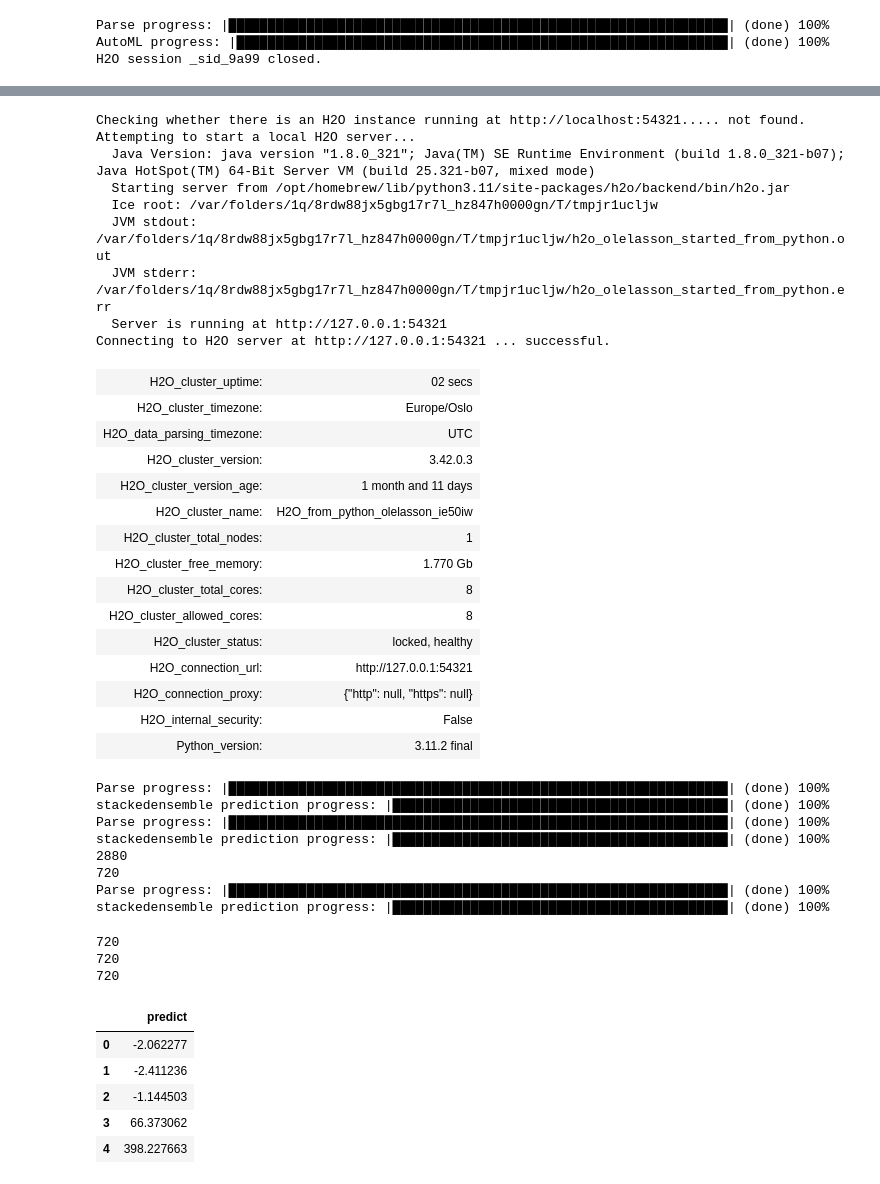
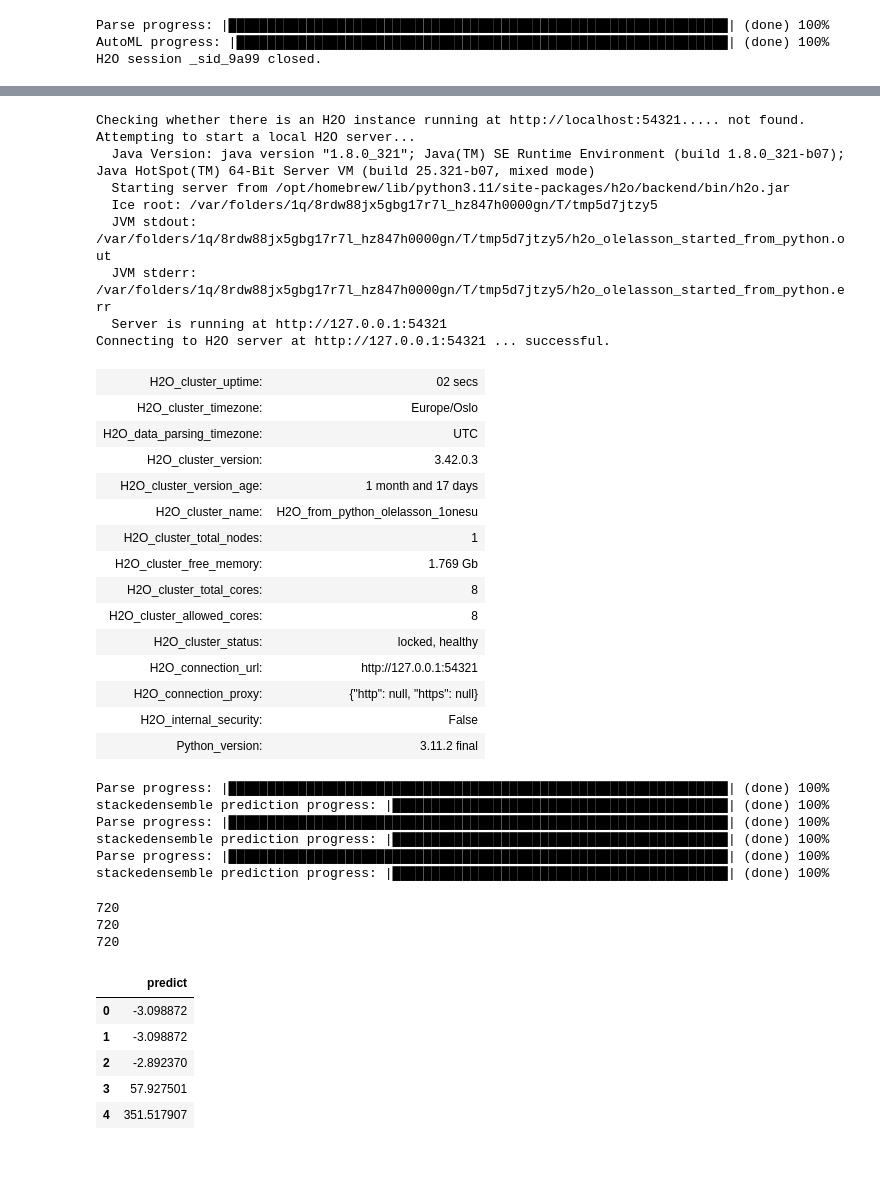
Before and after one commit to J-Ness/Solar-Energy-Production-Forecasting, a Jupyter notebook: data/automl.ipynb, the cells around one changed output, grey strips where cells are left out. Saved outputs shown, nothing was run; the diff lists cells and outputs as text; code cells hidden in the pictures.

```diff
--- a/data/automl.ipynb
+++ b/data/automl.ipynb
@@ -89,0 +140,8 @@ autocorrelation_plot(train_c)
+# %%
+#AutoTS
+
+model = AutoTS(forecast_length=14, frequency='infer', ensemble='simple', max_generations=10, num_validations=2)
+
+model_a = model.fit(x_train_a, date_col='time', value_col='pv_measurement')
+
+print(model_a)
@@ -90,5 +236,5 @@ autocorrelation_plot(train_c)
 # %%
-
+#AutoML H2O
 
 def train(model):
     if model.lower() == 'a':
@@ -115,7 +261,9 @@ def train(model):
     from h2o.automl import H2OAutoML
     # callh20automl  function
     aml = H2OAutoML(max_runtime_secs = 120,
-                    sort_metric='MAE'
+                    sort_metric='MAE',
+                    stopping_metric='MAE',
+                    stopping_tolerance=1e-3
     )
     # train model and record time % time
     aml.train(x = x, y = y, training_frame = test)
@@ -376,7 +532,7 @@ model_a = h2o.upload_model(my_local_model_A)
 #model = h2o.get_model(model_a)
 
 
-x_test_a = preprocessing(X_test_estimated_a)
+x_test_a = preprocessing_X(X_test_estimated_a)
 
 est_test_a = h2o.H2OFrame(x_test_a)
 preds_a = model_a.predict(est_test_a)
@@ -386,7 +542,7 @@ preds_df_a = preds_a.as_data_frame()
 model_b = h2o.upload_model(my_local_model_B)
 #model = h2o.get_model(model_b)
 
-x_test_b = preprocessing(X_test_estimated_b)
+x_test_b = preprocessing_X(X_test_estimated_b)
 
 est_test_b = h2o.H2OFrame(x_test_b)
 preds_b = model_b.predict(est_test_b)
@@ -395,9 +551,9 @@ preds_df_b = preds_b.as_data_frame()
 
 model_c = h2o.upload_model(my_local_model_C)
 #model = h2o.get_model(model_c)
-print(len(X_test_estimated_c))
-x_test_c = preprocessing(X_test_estimated_c)
-print(len(x_test_c))
+
+x_test_c = preprocessing_X(X_test_estimated_c)
+
 est_test_c = h2o.H2OFrame(x_test_c)
 preds_c = model_c.predict(est_test_c)
 preds_df_c = preds_c.as_data_frame()
@@ -406,19 +562,19 @@ Checking whether there is an H2O instance running at http://localhost:54321.....
 Attempting to start a local H2O server...
   Java Version: java version "1.8.0_321"; Java(TM) SE Runtime Environment (build 1.8.0_321-b07); Java HotSpot(TM) 64-Bit Server VM (build 25.321-b07, mixed mode)
   Starting server from /opt/homebrew/lib/python3.11/site-packages/h2o/backend/bin/h2o.jar
-  Ice root: /var/folders/1q/8rdw88jx5gbg17r7l_hz847h0000gn/T/tmpjr1ucljw
-  JVM stdout: /var/folders/1q/8rdw88jx5gbg17r7l_hz847h0000gn/T/tmpjr1ucljw/h2o_olelasson_started_from_python.out
-  JVM stderr: /var/folders/1q/8rdw88jx5gbg17r7l_hz847h0000gn/T/tmpjr1ucljw/h2o_olelasson_started_from_python.err
+  Ice root: /var/folders/1q/8rdw88jx5gbg17r7l_hz847h0000gn/T/tmp5d7jtzy5
+  JVM stdout: /var/folders/1q/8rdw88jx5gbg17r7l_hz847h0000gn/T/tmp5d7jtzy5/h2o_olelasson_started_from_python.out
+  JVM stderr: /var/folders/1q/8rdw88jx5gbg17r7l_hz847h0000gn/T/tmp5d7jtzy5/h2o_olelasson_started_from_python.err
   Server is running at http://127.0.0.1:54321
 Connecting to H2O server at http://127.0.0.1:54321 ... successful.
 | H2O_cluster_uptime: | 02 secs |
 | H2O_cluster_timezone: | Europe/Oslo |
 | H2O_data_parsing_timezone: | UTC |
 | H2O_cluster_version: | 3.42.0.3 |
-| H2O_cluster_version_age: | 1 month and 11 days |
-| H2O_cluster_name: | H2O_from_python_olelasson_ie50iw |
+| H2O_cluster_version_age: | 1 month and 17 days |
+| H2O_cluster_name: | H2O_from_python_olelasson_1onesu |
 | H2O_cluster_total_nodes: | 1 |
-| H2O_cluster_free_memory: | 1.770 Gb |
+| H2O_cluster_free_memory: | 1.769 Gb |
 | H2O_cluster_total_cores: | 8 |
 | H2O_cluster_allowed_cores: | 8 |
 | H2O_cluster_status: | locked, healthy |
@@ -430,31 +586,29 @@ Parse progress: |█████████████████████
 stackedensemble prediction progress: |███████████████████████████████████████████| (done) 100%
 Parse progress: |████████████████████████████████████████████████████████████████| (done) 100%
 stackedensemble prediction progress: |███████████████████████████████████████████| (done) 100%
-2880
-720
 Parse progress: |████████████████████████████████████████████████████████████████| (done) 100%
 stackedensemble prediction progress: |███████████████████████████████████████████| (done) 100%
 # %%
 final_df = pd.concat([preds_df_a, preds_df_b, preds_df_c], axis=0, ignore_index=True)
 final_df.index.name = 'id'
 final_df.rename(columns={'predict': 'prediction'}, inplace=True)
 print(len(preds_df_a))
 
 print(len(preds_df_b))
 print(len(preds_df_c))
 
 
 final_df['prediction'] = final_df['prediction'].apply(lambda x: 0.0 if x < 0 else x)
-final_df.to_csv('predictions_v9.csv')
+final_df.to_csv('predictions_v14.csv')
 
 preds_df_a.head()
 # %% [output]
 720
 720
 720
 |  | predict |
-| 0 | -2.062277 |
-| 1 | -2.411236 |
-| 2 | -1.144503 |
-| 3 | 66.373062 |
-| 4 | 398.227663 |
+| 0 | -3.098872 |
+| 1 | -3.098872 |
+| 2 | -2.892370 |
+| 3 | 57.927501 |
+| 4 | 351.517907 |
```
Also changed, not shown: parts of 8 cells of this notebook, 28 other files.
